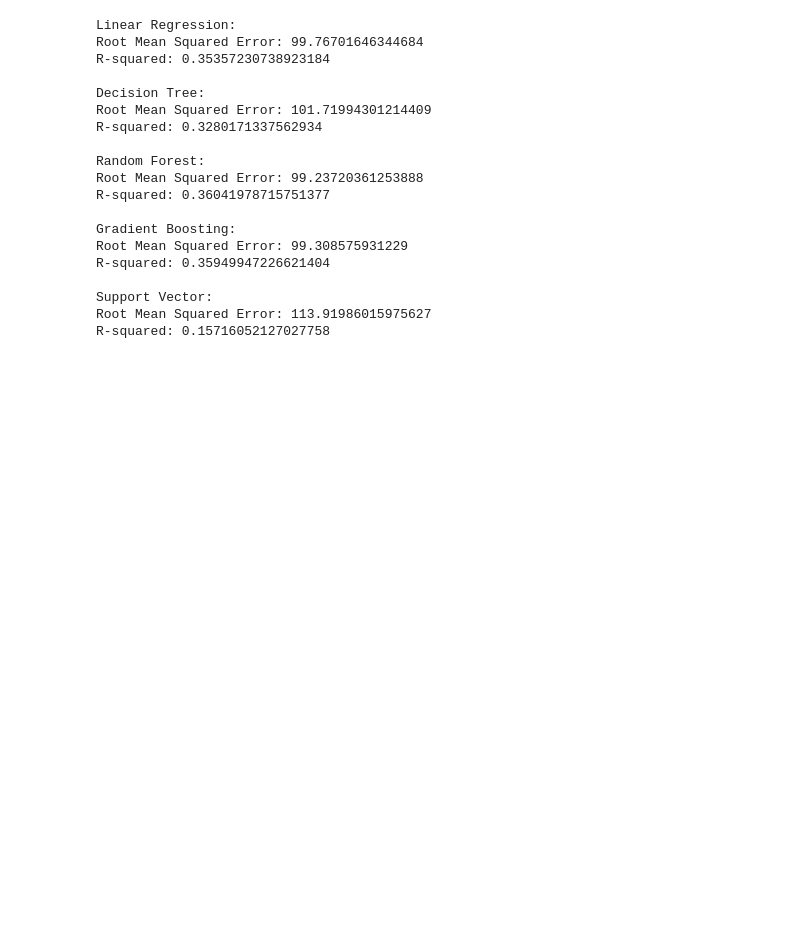
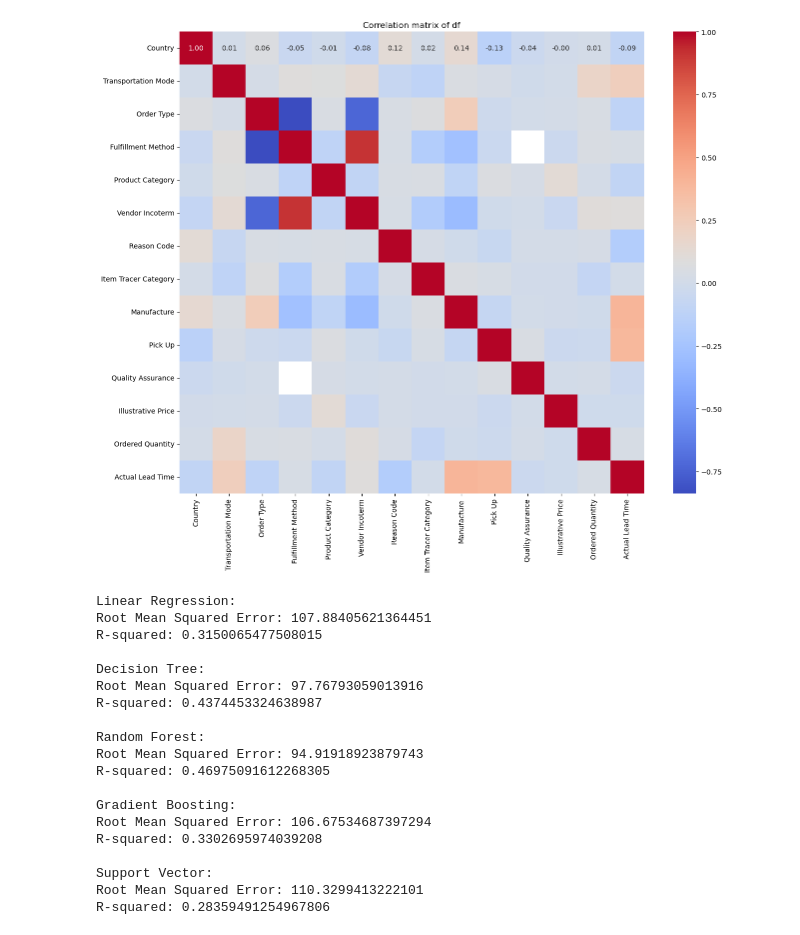
Before and after one commit to nhatthuan97/BigDataSupplyChain, a Jupyter notebook: LeadTimeModel.ipynb, the cells around one changed output. Saved outputs shown, nothing was run; the diff lists cells and outputs as text; code cells hidden in the pictures; blank space fills up the shorter version.

```diff
--- a/LeadTimeModel.ipynb
+++ b/LeadTimeModel.ipynb
@@ -169,3 +118,17 @@ print(top_10)
+# %%
+import seaborn as sns
+import matplotlib.pyplot as plt
+
+# Calculate the correlation matrix
+corr_matrix = df.corr()
+
+# Create a heatmap
+plt.figure(figsize=(15, 12))  # Increase figure size
+sns.heatmap(corr_matrix, annot=True, fmt=".2f", cmap='coolwarm', cbar=True, annot_kws={"size": 10})  # Decrease font size
+plt.title('Correlation matrix of df')
+plt.show()
+# %% [output]
+[figure, added]
 # %%
 from sklearn.model_selection import train_test_split
 from sklearn.linear_model import LinearRegression
@@ -182,7 +145,7 @@ X = df[features]
 y = df['Actual Lead Time']
 
 # Define the categorical features (all features except 'Quality Assurance')
-categorical_features = [feature for feature in features if feature != 'Quality Assurance']
+categorical_features = [feature for feature in features if not(feature in ['Manufacture','Pick Up','Quality Assurance','Illustrative Price','Ordered Quantity'])]
 
 # Create a transformer for the categorical features
 categorical_transformer = OneHotEncoder(drop='first')
@@ -226,21 +189,21 @@ for name, model in models:
     print(f'R-squared: {r2}\n')
 # %% [output]
 Linear Regression:
-Root Mean Squared Error: 99.76701646344684
-R-squared: 0.35357230738923184
+Root Mean Squared Error: 107.88405621364451
+R-squared: 0.3150065477508015
 
 Decision Tree:
-Root Mean Squared Error: 101.71994301214409
-R-squared: 0.3280171337562934
+Root Mean Squared Error: 97.76793059013916
+R-squared: 0.4374453324638987
 
 Random Forest:
-Root Mean Squared Error: 99.23720361253888
-R-squared: 0.36041978715751377
+Root Mean Squared Error: 94.91918923879743
+R-squared: 0.46975091612268305
 
 Gradient Boosting:
-Root Mean Squared Error: 99.308575931229
-R-squared: 0.35949947226621404
+Root Mean Squared Error: 106.67534687397294
+R-squared: 0.3302695974039208
 
 Support Vector:
-Root Mean Squared Error: 113.91986015975627
-R-squared: 0.15716052127027758
+Root Mean Squared Error: 110.3299413222101
+R-squared: 0.28359491254967806
```
Also changed, not shown: parts of 8 cells of this notebook, 2 other files.
